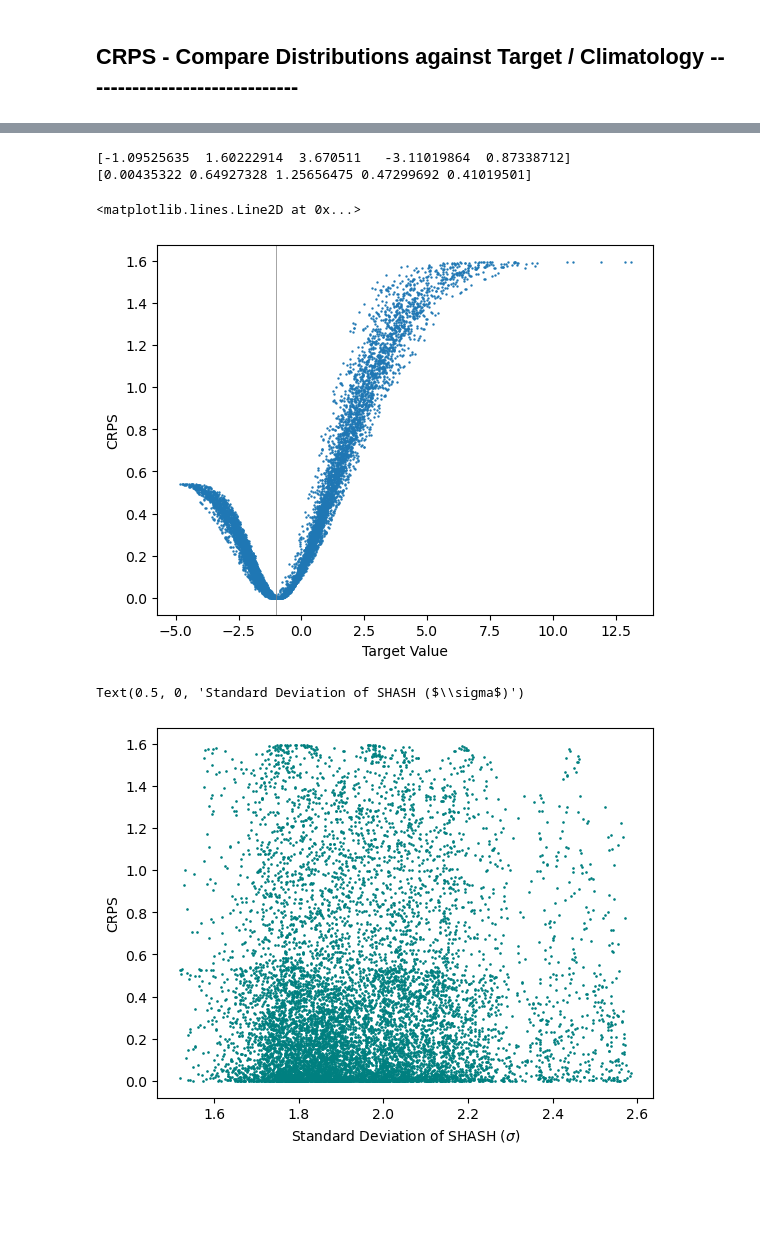
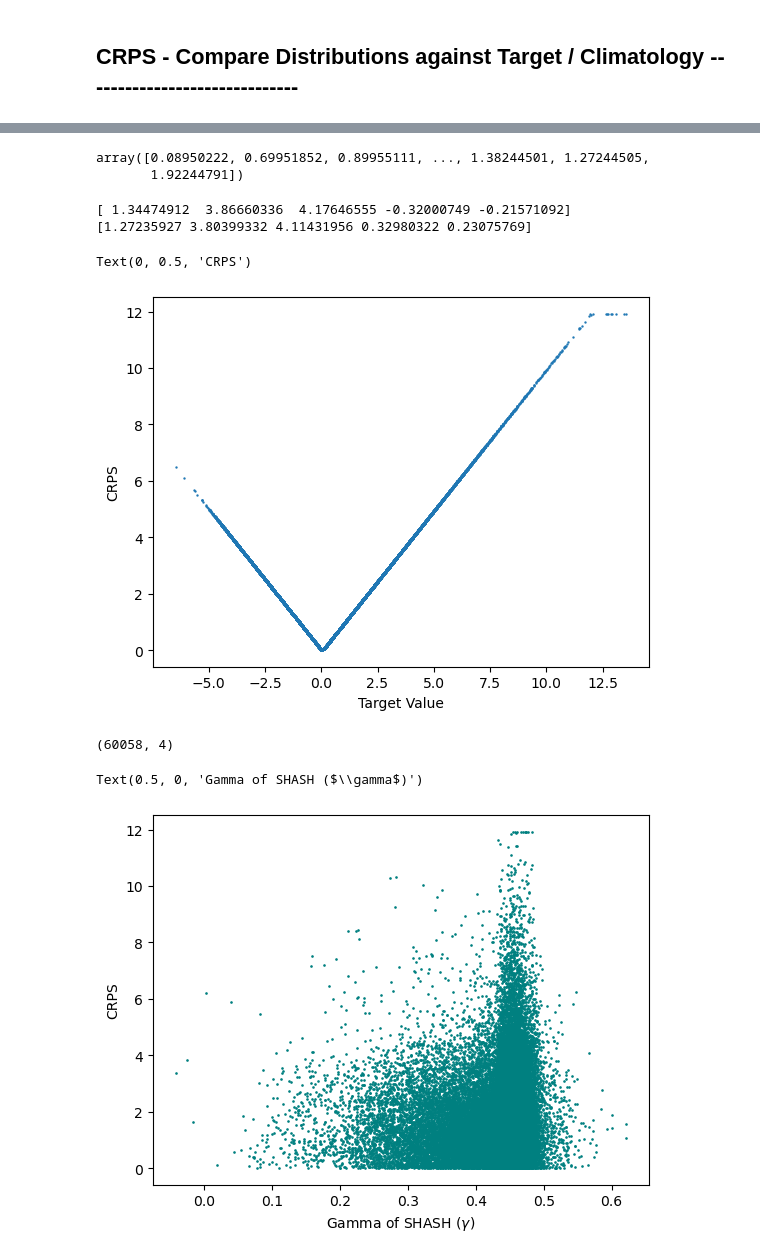
Before and after one commit to Jolan-vP/E3SM, a Jupyter notebook: analysis_006.ipynb, the cells around one changed output, grey strips where cells are left out. Saved outputs shown, nothing was run; the diff lists cells and outputs as text; code cells hidden in the pictures; blank space fills up the shorter version.

```diff
--- a/analysis_006.ipynb
+++ b/analysis_006.ipynb
@@ -374,5 +376,5 @@ with gzip.open(target_file, "rb") as obj1:
 test_target = test_target["y"][front_cutoff : -back_cutoff]
 
 # SHORTEN SAMPLES FOR SPEED:
-output = output[30000:40000, :]
-test_target = test_target[30000:40000]
+# output = output[30000:40000, :]
+# test_target = test_target[30000:40000]
@@ -379,19 +583,21 @@ test_target = test_target[30000:40000]
 # %%
-# Calculate CRPS:--------------
+# samples_size = 20000
 
-#CRPS Lower Area:
-crps_lower = Shash(output).cdf_NONTENSOR(output, test_target) # area under SHASH CDF up until target value
+# crps_lower = Shash(output[:samples_size, :]).cdf_NONTENSOR(output[:samples_size,:], test_target[:samples_size]) # area under SHASH CDF up until target value
+# #print(crps_lower)
 
-#CRPS Upper Area:
-dist = Shash(output)
-p = dist.prob(test_target).numpy()
+# dist = Shash(output[:samples_size, :])
+# p = dist.prob(test_target[:samples_size]).numpy()
 
-maxP = np.zeros(output.shape[0])
-CRPS = np.zeros(output.shape[0])
+# CRPS = np.zeros(samples_size)
 
-for idist, distribution in enumerate(p):
-    maxP[idist] = p.max()
-            # Area under heaviside - (1- crps_lower) = (x_inf - x) - (1 - crps_lower) = x_delta - (1 - crps_lower)
-    crps_upper =  maxP[idist] - (1 - crps_lower[idist]) # area between heaviside function and SHASH CDF
+# for idist, distribution in enumerate(p):
+#     mu = output[idist, 0]
+#     sigma = output[idist,1]
+#     gamma = output[idist,2]
 
-    CRPS[idist] =  (crps_lower[idist] + crps_upper) ** 2
+#     maxP = mu + 3*sigma
+#             # heaviside - (1- crps_lower) = (x_inf - x) - (1 - crps_lower) = x_delta - (1 - crps_lower)
+#     crps_upper =  maxP - (1 - crps_lower[idist]) # area between heaviside function and SHASH CDF
+
+#     CRPS[idist] =  (crps_lower[idist] + crps_upper) ** 2
@@ -434,26 +604,36 @@ Climatologial Mean = 0.00018667661056060916
+# %%
+CRPS
+# %% [output]
+array([0.08950222, 0.69951852, 0.89955111, ..., 1.38244501, 1.27244505,
+       1.92244791])
 # %%
 print(test_target[samples])
-print(CRPS[samples])
+print(crps_cdf[samples])
 # %% [output]
-[-1.09525635  1.60222914  3.670511   -3.11019864  0.87338712]
-[0.00435322 0.64927328 1.25656475 0.47299692 0.41019501]
+[ 1.34474912  3.86660336  4.17646555 -0.32000749 -0.21571092]
+[1.27235927 3.80399332 4.11431956 0.32980322 0.23075769]
 # %%
 # CRPS variation with target Value = Minimum CRPS around -1mm/day
 plt.figure()
 plt.scatter(test_target, CRPS, s = 0.5)
 plt.xlabel("Target Value")
 plt.ylabel("CRPS")
-plt.axvline(-1, color  = 'grey', linewidth = 0.5)
+# plt.xlim([-.1, .15])
+# plt.ylim([-.005,.1])
 # %% [output]
-<matplotlib.lines.Line2D at 0x...>
+Text(0, 0.5, 'CRPS')
-[figure, old version]
+[figure, new version]
+# %%
+output.shape
+# %% [output]
+(60058, 4)
 # %%
 # Accuracy VS Confidence Plot
 
 plt.figure()
-plt.scatter(output[:,1], CRPS , s = 0.8, color = 'teal') # CRPS (accuracy) vs. Standard Deviation (confidence)
+plt.scatter(output[:,2], CRPS , s = 0.8, color = 'teal') # CRPS (accuracy) vs. Standard Deviation (confidence)
 plt.ylabel("CRPS")
-plt.xlabel(r"Standard Deviation of SHASH ($\sigma$)")
+plt.xlabel(r"Gamma of SHASH ($\gamma$)")
 # %% [output]
-Text(0.5, 0, 'Standard Deviation of SHASH ($\\sigma$)')
+Text(0.5, 0, 'Gamma of SHASH ($\\gamma$)')
-[figure, old version]
+[figure, new version]
```
Also changed, not shown: parts of 11 cells of this notebook, 3 other files.
